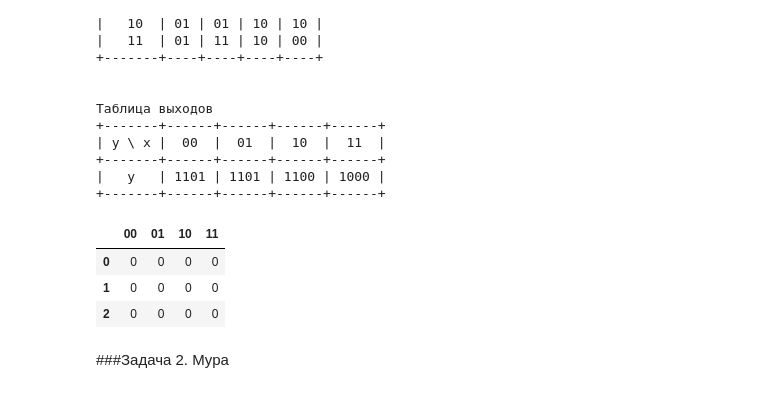
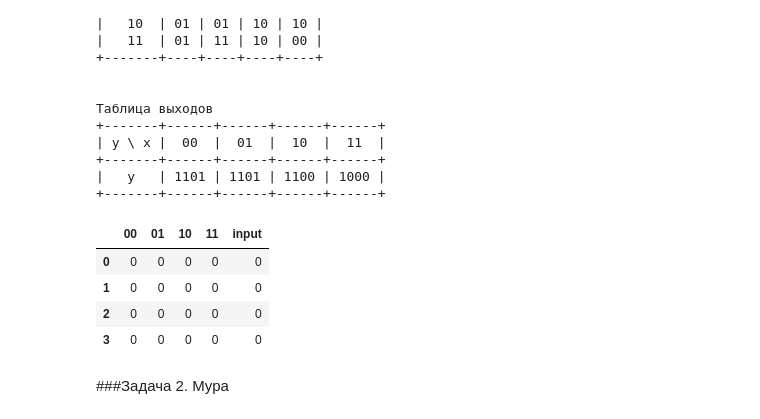
Before and after one commit to Viktory4121/MORD, a Jupyter notebook: КА.ipynb, the cells around one changed output. Cells and saved outputs as stored; diff of their text form; code cells hidden in the pictures.

```diff
--- a/КА.ipynb
+++ b/КА.ipynb
@@ -205,17 +208,18 @@ output_table = outputTable_Mili(pos_inputs, pos_states, x, v)
 # %%
 #Для удобства и простоты построения матрицы соединений, можно использовать тип DF
 truth_copy = pd.DataFrame(truth_table.copy(), columns = pos_states)
-#truth_copy['input'] = pd.Series([''.join(pos_inputs[i]) for i in range(len(pos_inputs))], index=truth_copy.index)
+truth_copy['input'] = pd.Series([''.join(pos_inputs[i]) for i in range(len(pos_inputs))], index=truth_copy.index)
 
 out_copy = pd.DataFrame(np.matrix(output_table).copy(), columns = pos_states)
 #out_copy['input'] = pd.Series([''.join(pos_inputs[i]) for i in range(len(pos_inputs))], index=out_copy.index)
 
 creatly_connection_table(truth_copy, out_copy)
 # %% [output]
-|  | 00 | 01 | 10 | 11 |
-| 0 | 0 | 0 | 0 | 0 |
-| 1 | 0 | 0 | 0 | 0 |
-| 2 | 0 | 0 | 0 | 0 |
+|  | 00 | 01 | 10 | 11 | input |
+| 0 | 0 | 0 | 0 | 0 | 0 |
+| 1 | 0 | 0 | 0 | 0 | 0 |
+| 2 | 0 | 0 | 0 | 0 | 0 |
+| 3 | 0 | 0 | 0 | 0 | 0 |
 # %% [markdown]
 ###Задача 2. Мура
 # %%
```
Also changed, not shown: parts of 1 cell of this notebook.
